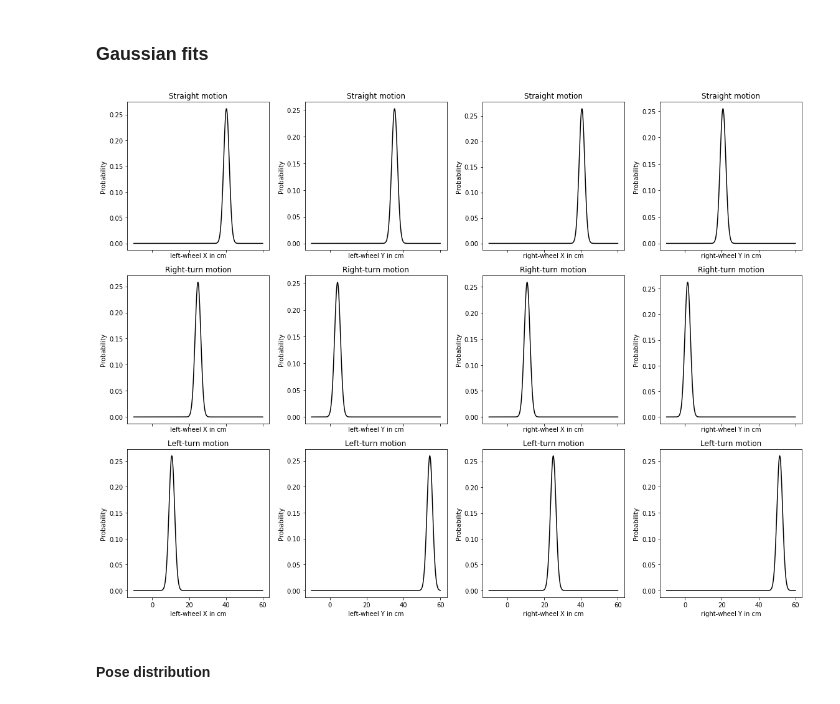
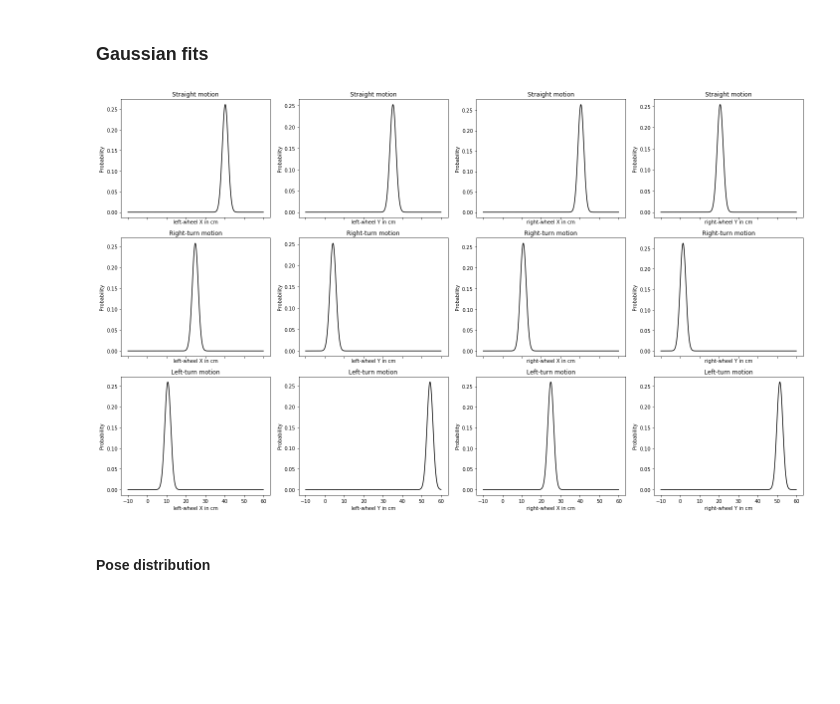
Before and after one commit to pranjaldhole/SEE, a Jupyter notebook: robot_motion_model/SEEHomework_AbhishekPadalkar_MaxMensing_PranjalDhole_robot_motion_model.ipynb, the cells around one changed output. Saved outputs shown, nothing was run; the diff lists cells and outputs as text; code cells hidden in the pictures; blank space fills up the shorter version.

Commit message:
[minor commit], images resized

```diff
--- a/robot_motion_model/SEEHomework_AbhishekPadalkar_MaxMensing_PranjalDhole_robot_motion_model.ipynb
+++ b/robot_motion_model/SEEHomework_AbhishekPadalkar_MaxMensing_PranjalDhole_robot_motion_model.ipynb
@@ -486,7 +502,7 @@ def get_distribution(data, num_samples=500):
 
     return x, np.exp(log_dens)
 # %%
-f, axes = plt.subplots(3, 4, figsize=(16, 12), sharex=True)
+f, axes = plt.subplots(3, 4, figsize=(20, 12), sharex=True)
 
 # Straight motion
 x, y = get_distribution(wheel_Lx_s)
@@ -541,34 +557,34 @@ axes[1,3].set_title(motions[1] + 'motion')
 # Left turn motion
 x, y = get_distribution(wheel_Lx_l)
 axes[2,0].plot(x, y, color='black')
 axes[2,0].set_xlabel(wheels[0]+'X in cm')
 axes[2,0].set_ylabel('Probability')
 axes[2,0].set_title(motions[2] + 'motion')
 
 x, y = get_distribution(wheel_Ly_l)
 axes[2,1].plot(x, y, color='black')
 axes[2,1].set_xlabel(wheels[0]+'Y in cm')
 axes[2,1].set_ylabel('Probability')
 axes[2,1].set_title(motions[2] + 'motion')
 
 x, y = get_distribution(wheel_Rx_l)
 axes[2,2].plot(x, y, color='black')
 axes[2,2].set_xlabel(wheels[1]+'X in cm')
 axes[2,2].set_ylabel('Probability')
 axes[2,2].set_title(motions[2] + 'motion')
 
 x, y = get_distribution(wheel_Ry_l)
 axes[2,3].plot(x, y, color='black')
 axes[2,3].set_xlabel(wheels[1]+'Y in cm')
 axes[2,3].set_ylabel('Probability')
 axes[2,3].set_title(motions[2] + 'motion')
 
 f.savefig('images/gaussian_fits')
 plt.tight_layout()
 plt.show()
 plt.close()
 # %% [output]
-[figure, old version]
+[figure, new version]
 # %% [markdown]
 #### Pose distribution
 # %%
```
Also changed, not shown: parts of 4 cells of this notebook, 3 other files.
